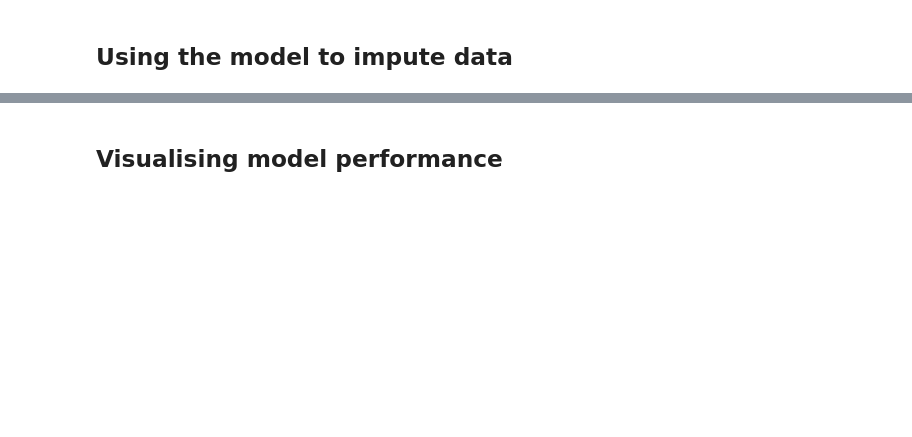
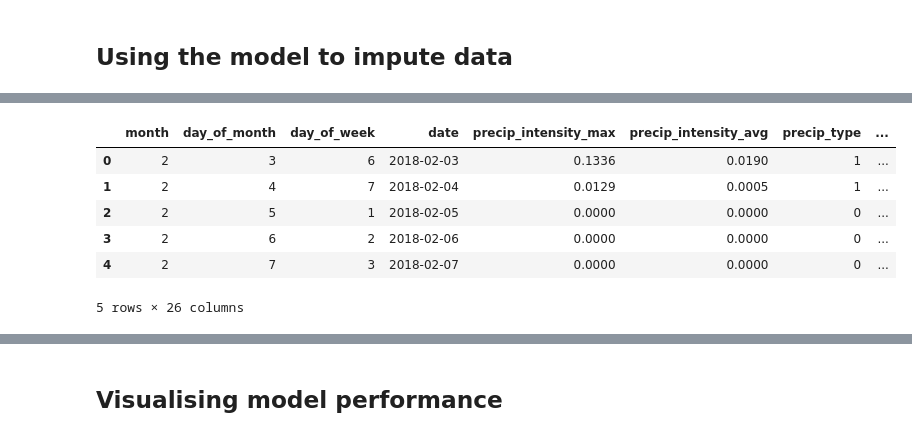
Before and after one commit to souper-streetwise/predictive-model, a Jupyter notebook: src/data_analysis.ipynb, the cells around one changed output, grey strips where cells are left out. Drawn from its saved outputs; the diff is of its cells as text; code cells hidden in the pictures; blank space fills up the shorter version.

```diff
--- a/src/data_analysis.ipynb
+++ b/src/data_analysis.ipynb
@@ -87 +124,17 @@ pred_df.head()
+# %%
+alphas = [0.5, .8, .95, .99]
+for alpha in alphas:
+    preds, cis = model.predict(pred_df[prediction_features], return_cis = True, alpha = alpha)
+    pred_df['prediction'] = preds
+    pred_df[round(100 * (1 - alpha) / 2, 1)] = cis[:, 0]
+    pred_df[round(100 * ((1 - alpha) / 2 + alpha), 1)] = cis[:, 1]
+pred_df.head()
+# %% [output]
+|  | month | day_of_month | day_of_week | date | precip_intensity_max | precip_intensity_avg | precip_type | ... |
+| 0 | 2 | 3 | 6 | 2018-02-03 | 0.1336 | 0.0190 | 1 | ... |
+| 1 | 2 | 4 | 7 | 2018-02-04 | 0.0129 | 0.0005 | 1 | ... |
+| 2 | 2 | 5 | 1 | 2018-02-05 | 0.0000 | 0.0000 | 0 | ... |
+| 3 | 2 | 6 | 2 | 2018-02-06 | 0.0000 | 0.0000 | 0 | ... |
+| 4 | 2 | 7 | 3 | 2018-02-07 | 0.0000 | 0.0000 | 0 | ... |
+5 rows × 26 columns
 # %%
```
Also changed, not shown: parts of 11 cells of this notebook.
